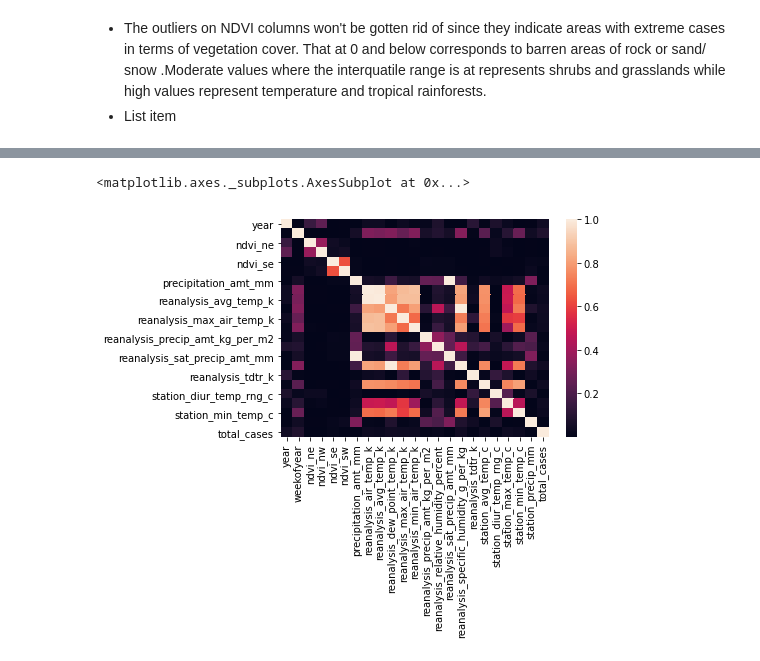
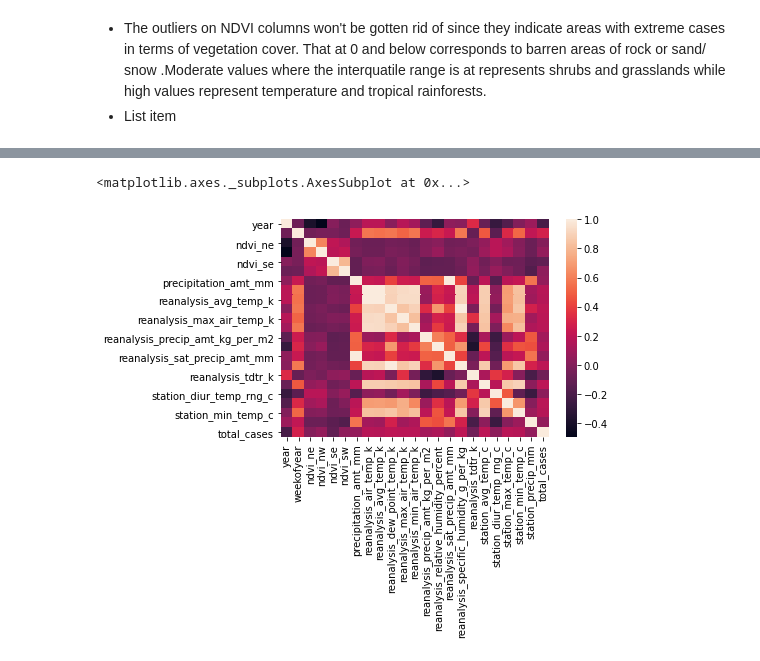
Before and after one commit to Mjcherono/Predicting-Disease-Spread, a Jupyter notebook: dengue.ipynb, the cells around one changed output, grey strips where cells are left out. Cells and saved outputs as stored; diff of their text form; code cells hidden in the pictures.

```diff
--- a/dengue.ipynb
+++ b/dengue.ipynb
@@ -186,0 +178,4 @@ for i in colnames:
+# %%
+trainmerge['week_start_date']=pd.to_datetime(trainmerge['week_start_date'],
+                                             format='%Y/%m/%d')
+trainmerge.info()
@@ -404,7 +440,9 @@ for i in colnames:
 # %%
+# San Juan
+data_corr = sj.corr()
+sns.heatmap(data_corr)
 
-# San Juan
-sns.heatmap(sj.corr()**2)
+#sns.heatmap(sj.corr()**2)
 # %% [output]
 <matplotlib.axes._subplots.AxesSubplot at 0x...>
-[figure, old version]
+[figure, new version]
```
Also changed, not shown: parts of 7 cells of this notebook.
